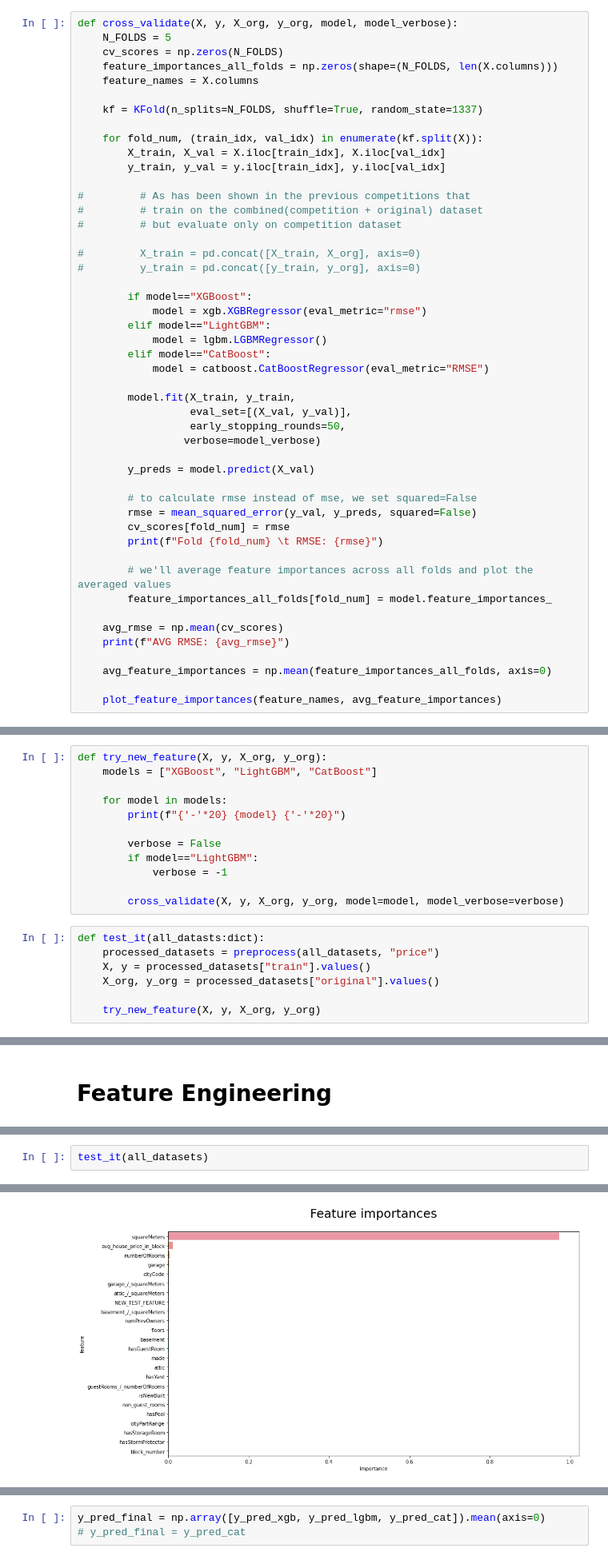
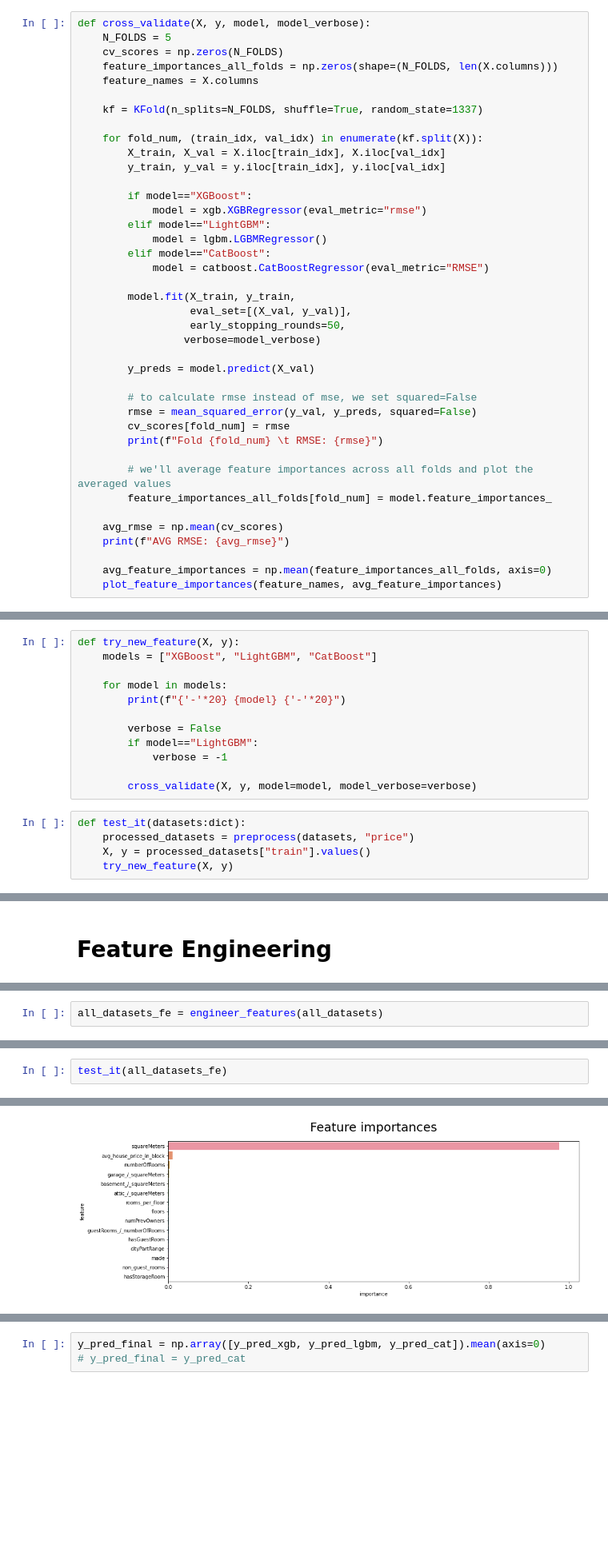
Before and after one commit to KhawajaAbaid/kaggle-playground, a Jupyter notebook: ps3e6-effective-feature-engineering.ipynb, the cells around one changed output, grey strips where cells are left out. Shown at 80% size. Saved outputs shown, nothing was run; the diff lists cells and outputs as text; blank space fills up the shorter version.

```diff
--- a/ps3e6-effective-feature-engineering.ipynb
+++ b/ps3e6-effective-feature-engineering.ipynb
@@ -157,7 +220,7 @@ def preprocess(datasets:dict, target:str):
 # %% [markdown]
 # Cross Validate
 # %%
-def cross_validate(X, y, X_org, y_org, model, model_verbose):
+def cross_validate(X, y, model, model_verbose):
     N_FOLDS = 5
     cv_scores = np.zeros(N_FOLDS)
     feature_importances_all_folds = np.zeros(shape=(N_FOLDS, len(X.columns)))
@@ -168,13 +231,6 @@ def cross_validate(X, y, X_org, y_org, model, model_verbose):
     for fold_num, (train_idx, val_idx) in enumerate(kf.split(X)):
         X_train, X_val = X.iloc[train_idx], X.iloc[val_idx]
         y_train, y_val = y.iloc[train_idx], y.iloc[val_idx]
-
-#         # As has been shown in the previous competitions that
-#         # train on the combined(competition + original) dataset
-#         # but evaluate only on competition dataset
-
-#         X_train = pd.concat([X_train, X_org], axis=0)
-#         y_train = pd.concat([y_train, y_org], axis=0)
 
         if model=="XGBoost":
             model = xgb.XGBRegressor(eval_metric="rmse")
@@ -202,7 +258,6 @@ def cross_validate(X, y, X_org, y_org, model, model_verbose):
     print(f"AVG RMSE: {avg_rmse}")
 
     avg_feature_importances = np.mean(feature_importances_all_folds, axis=0)
-
     plot_feature_importances(feature_names, avg_feature_importances)
 # %% [markdown]
 # Plot Feature Importances
@@ -216,7 +271,7 @@ def plot_feature_importances(feature_names, feature_importances):
 # %% [markdown]
 # Utility Functions
 # %%
-def try_new_feature(X, y, X_org, y_org):
+def try_new_feature(X, y):
     models = ["XGBoost", "LightGBM", "CatBoost"]
 
     for model in models:
@@ -226,14 +281,12 @@ def try_new_feature(X, y, X_org, y_org):
         if model=="LightGBM":
             verbose = -1
 
-        cross_validate(X, y, X_org, y_org, model=model, model_verbose=verbose)
+        cross_validate(X, y, model=model, model_verbose=verbose)
 # %%
-def test_it(all_datasts:dict):
-    processed_datasets = preprocess(all_datasets, "price")
+def test_it(datasets:dict):
+    processed_datasets = preprocess(datasets, "price")
     X, y = processed_datasets["train"].values()
-    X_org, y_org = processed_datasets["original"].values()
-
-    try_new_feature(X, y, X_org, y_org)
+    try_new_feature(X, y)
 # %% [markdown]
 # Setting a baseline
 # %%
@@ -300,0 +449,2 @@ for _, dataset in all_datasets.items():
+# %%
+all_datasets_fe = engineer_features(all_datasets)
@@ -301,4 +457,4 @@ for _, dataset in all_datasets.items():
 # %%
-test_it(all_datasets)
+test_it(all_datasets_fe)
 # %% [output]
 -------------------- XGBoost --------------------
@@ -311,2 +467,2 @@ AVG RMSE: 154425.56205448002
-[figure, old version]
+[figure, new version]
 -------------------- LightGBM --------------------
```
Also changed, not shown: parts of 37 cells of this notebook.
